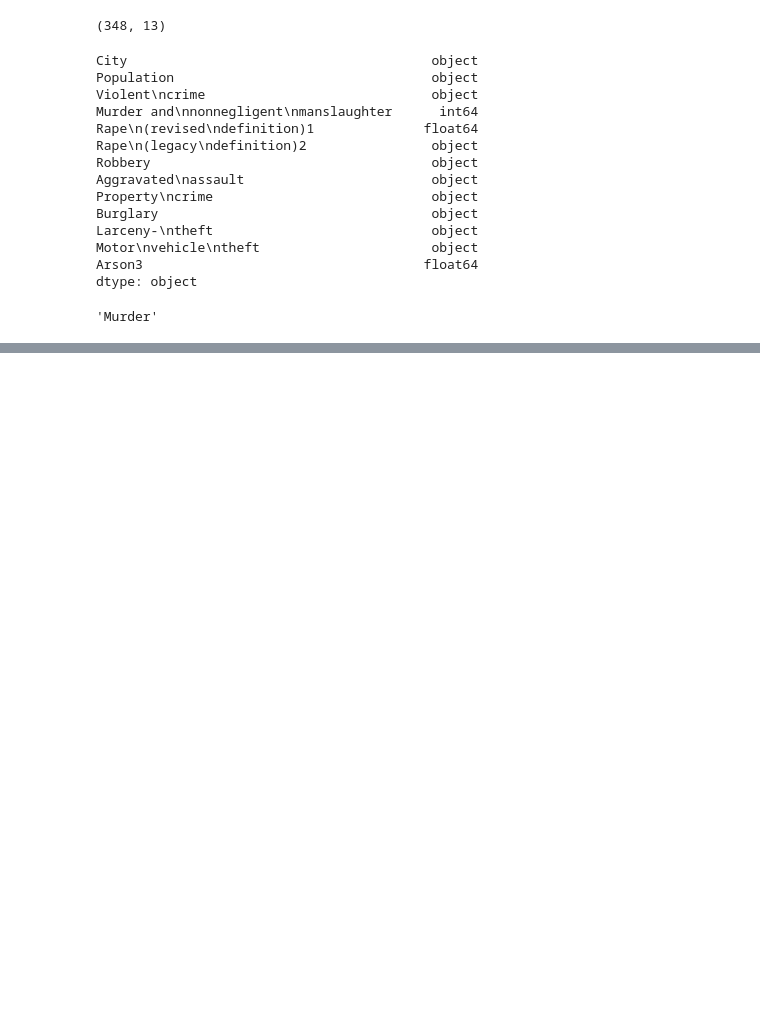
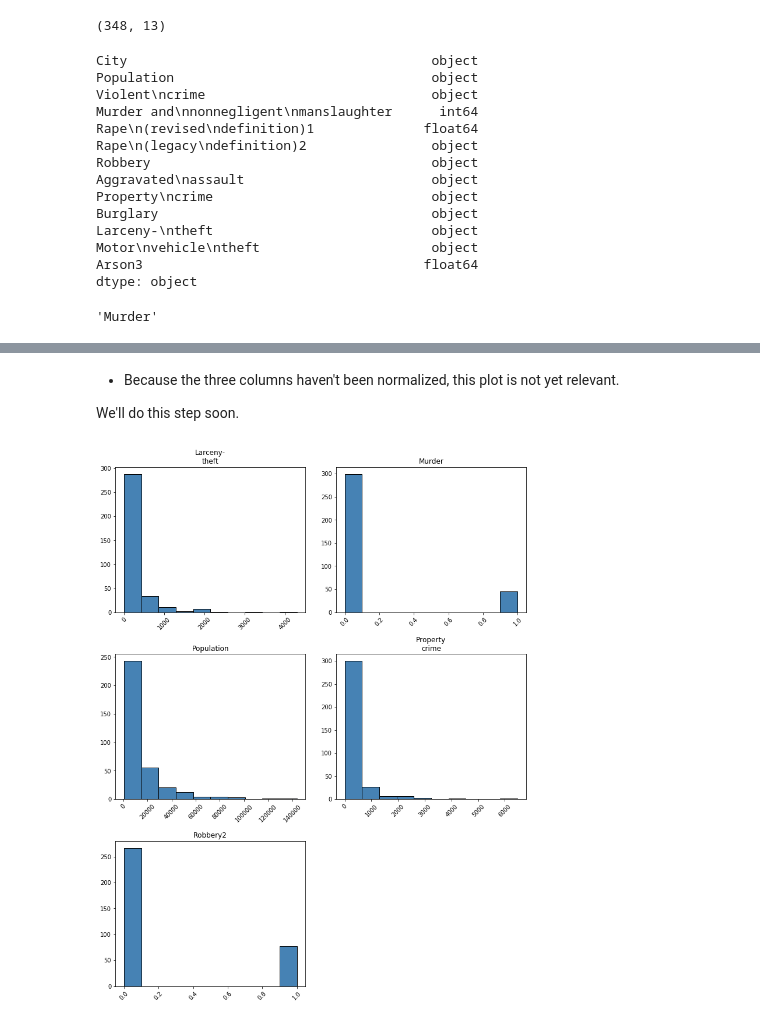
Before and after one commit to evian13/Bootcamp-U2, a Jupyter notebook: DS Bootcamp - U2L4.4 - Challenge make your own regression model.ipynb, the cells around one changed output, grey strips where cells are left out. Drawn from its saved outputs; the diff is of its cells as text; code cells hidden in the pictures; blank space fills up the shorter version.

```diff
--- a/DS Bootcamp - U2L4.4 - Challenge make your own regression model.ipynb
+++ b/DS Bootcamp - U2L4.4 - Challenge make your own regression model.ipynb
@@ -359,0 +240,18 @@ X_cols
+# %% [markdown]
+* Because the three columns haven't been normalized, this plot is not yet relevant.
+
+We'll do this step soon.
+# %%
+# Plot histograms to see what kind of distribution there is in each column:
+
+fig = prop_crime.hist(bins=10,
+                 color='steelblue',
+                 edgecolor='black', linewidth=1.0,
+                 xlabelsize=10, ylabelsize=10,
+                 xrot=45, yrot=0,
+                 figsize=(7,9),
+                 grid=False)
+
+plt.tight_layout(rect=(0, 0, 1.5, 1.5))
+# %% [output]
+[figure, added]
```
Also changed, not shown: parts of 88 cells of this notebook.
